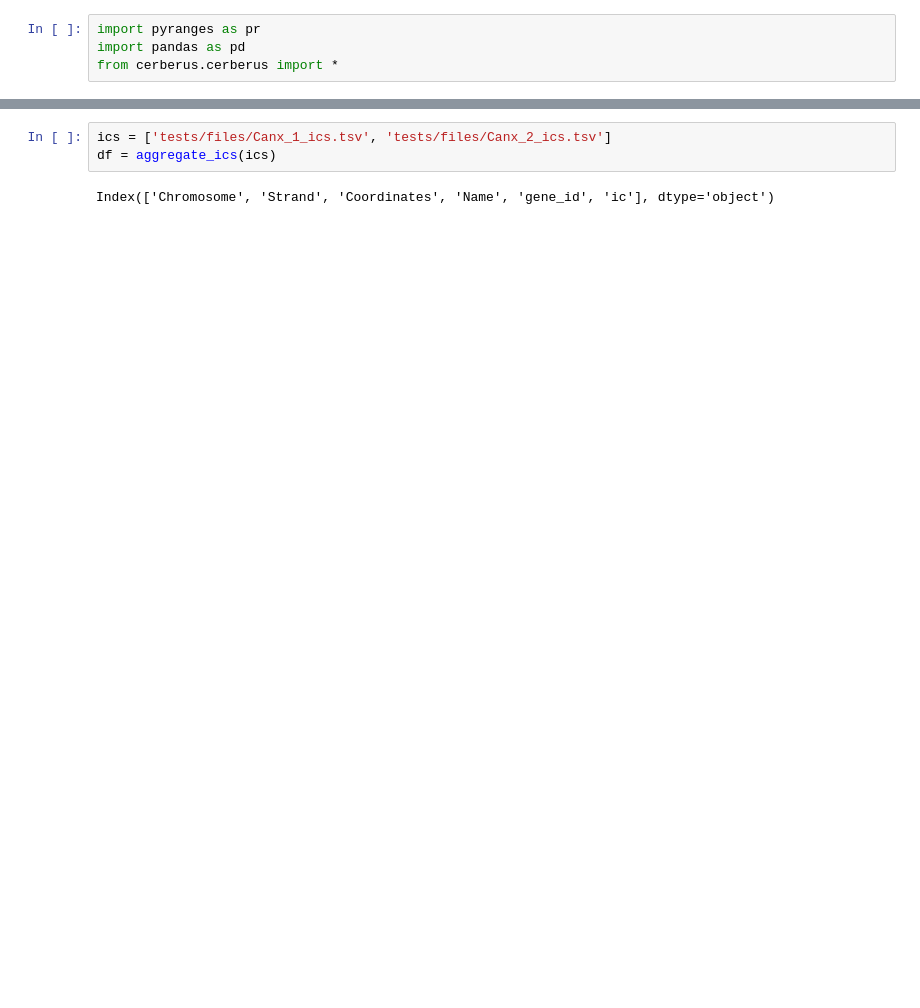
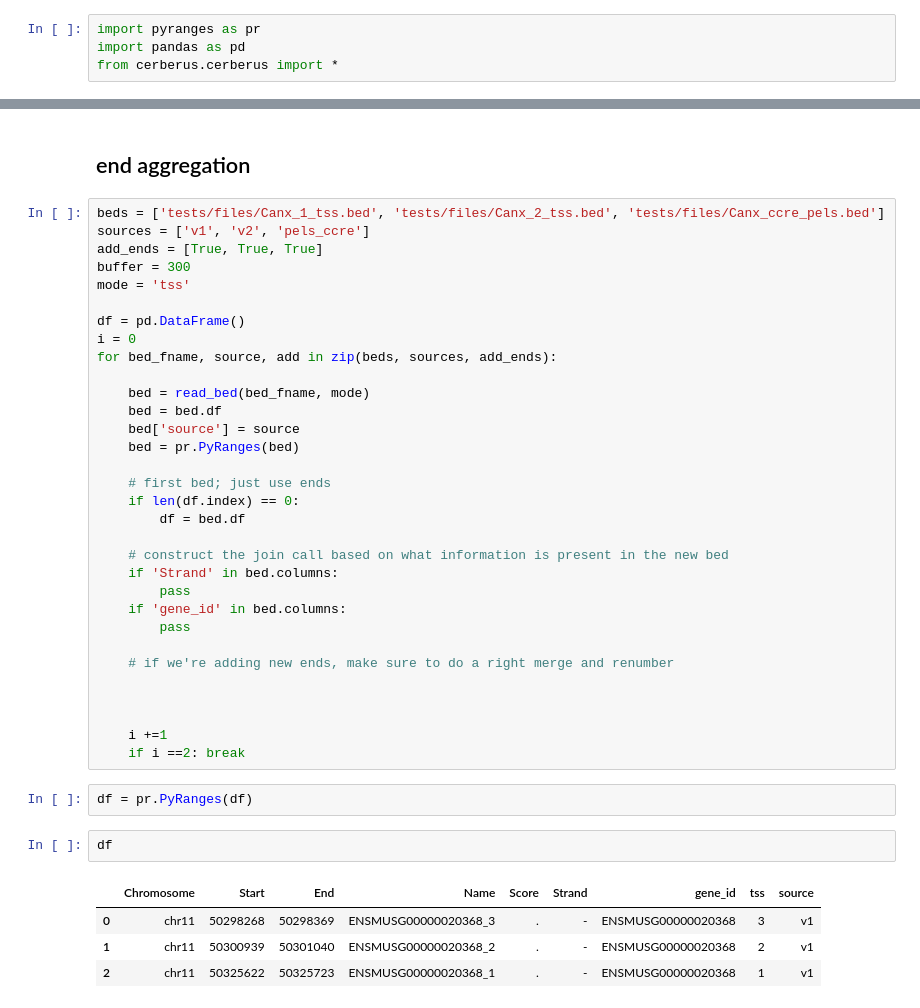
Before and after one commit to mortazavilab/cerberus, a Jupyter notebook: 220412_dev.ipynb, the cells around one changed output, grey strips where cells are left out. Drawn from its saved outputs; the diff is of its cells as text; blank space fills up the shorter version.

```diff
--- a/220412_dev.ipynb
+++ b/220412_dev.ipynb
@@ -60,5 +5,43 @@ h5_to_tsv(h5, opref='beeeep')
-# %%
-ics = ['tests/files/Canx_1_ics.tsv', 'tests/files/Canx_2_ics.tsv']
-df = aggregate_ics(ics)
-# %% [output]
-Index(['Chromosome', 'Strand', 'Coordinates', 'Name', 'gene_id', 'ic'], dtype='object')
+# %% [markdown]
+## end aggregation
+# %%
+beds = ['tests/files/Canx_1_tss.bed', 'tests/files/Canx_2_tss.bed', 'tests/files/Canx_ccre_pels.bed']
+sources = ['v1', 'v2', 'pels_ccre']
+add_ends = [True, True, True]
+buffer = 300
+mode = 'tss'
+
+df = pd.DataFrame()
+i = 0
+for bed_fname, source, add in zip(beds, sources, add_ends):
+
+    bed = read_bed(bed_fname, mode)
+    bed = bed.df
+    bed['source'] = source
+    bed = pr.PyRanges(bed)
+
+    # first bed; just use ends
+    if len(df.index) == 0:
+        df = bed.df
+
+    # construct the join call based on what information is present in the new bed
+    if 'Strand' in bed.columns:
+        pass
+    if 'gene_id' in bed.columns:
+        pass
+
+    # if we're adding new ends, make sure to do a right merge and renumber
+
+
+
+    i +=1
+    if i ==2: break
+# %%
+df = pr.PyRanges(df)
+# %%
+df
+# %% [output]
+|  | Chromosome | Start | End | Name | Score | Strand | gene_id | tss | source |
+| 0 | chr11 | 50298268 | 50298369 | ENSMUSG00000020368_3 | . | - | ENSMUSG00000020368 | 3 | v1 |
+| 1 | chr11 | 50300939 | 50301040 | ENSMUSG00000020368_2 | . | - | ENSMUSG00000020368 | 2 | v1 |
+| 2 | chr11 | 50325622 | 50325723 | ENSMUSG00000020368_1 | . | - | ENSMUSG00000020368 | 1 | v1 |
```
Also changed, not shown: parts of 25 cells of this notebook, 5 other files.
